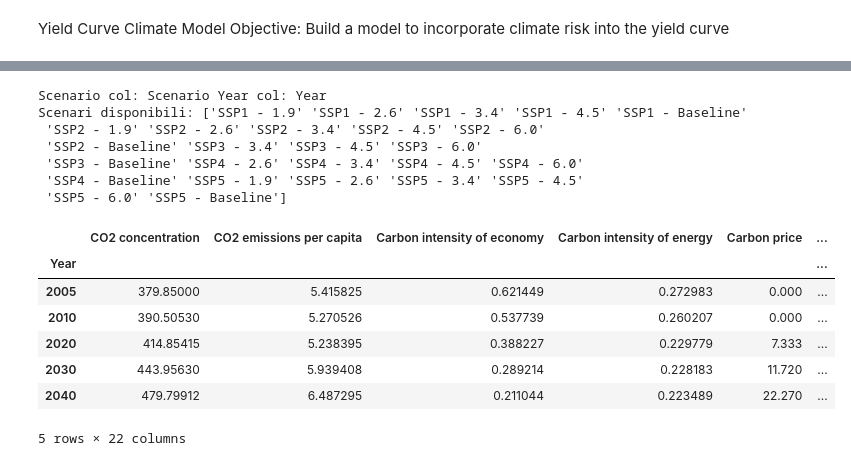
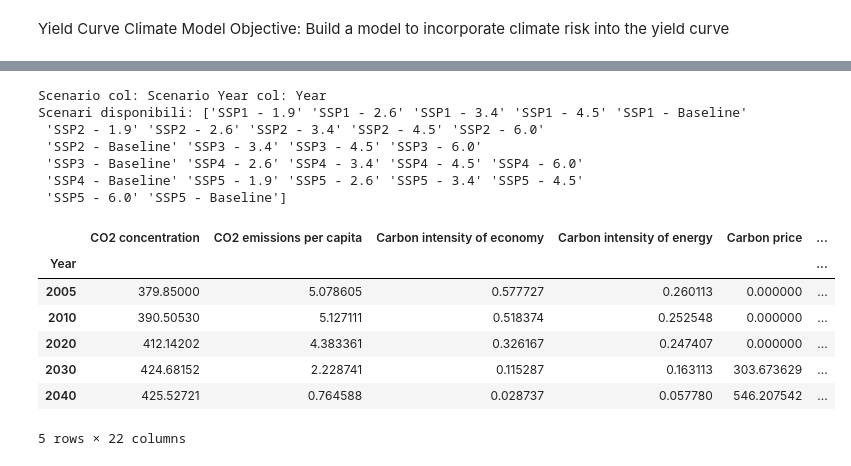
Before and after one commit to pancakes9798/Climate-Risk-Project, a Jupyter notebook: src/Yield_Curve_Climate_Model.ipynb, the cells around one changed output, grey strips where cells are left out. Cells and saved outputs as stored; diff of their text form; code cells hidden in the pictures.

```diff
--- a/src/Yield_Curve_Climate_Model.ipynb
+++ b/src/Yield_Curve_Climate_Model.ipynb
@@ -253,44 +249,44 @@ YEAR_COL = year_col_candidates[0]
 print("Scenario col:", SCENARIO_COL, "Year col:", YEAR_COL)
 print("Scenari disponibili:", scen_raw[SCENARIO_COL].unique())
 
-scenario_name = "SSP5 - 6.0"
+scenario_name = "SSP1 - 1.9"
 df_scn = scen_raw[scen_raw[SCENARIO_COL] == scenario_name].copy()
 
 if "Region" in df_scn.columns and "World" in df_scn["Region"].unique():
     df_scn = df_scn[df_scn["Region"] == "World"].copy()
 
 
 df_scn = df_scn.set_index(YEAR_COL)
 numeric_cols = df_scn.select_dtypes(include=[np.number]).columns
 df_scn = df_scn[numeric_cols]
 
 df_scn = df_scn.groupby(level=0).mean().sort_index()
 
 macro_cols_needed = sorted({c for cols in BLOCKS.values() for c in cols})
 macro_cols_existing = [c for c in macro_cols_needed if c in df_scn.columns]
 df_scn = df_scn[macro_cols_existing]
 
 nan_frac = df_scn.isna().mean()
 cols_keep = nan_frac[nan_frac <= 0.5].index
 df_scn = df_scn[cols_keep]
 df_scn = df_scn.interpolate(method="index").ffill().bfill()
 
 df_scn.head()
 # %% [output]
 Scenario col: Scenario Year col: Year
 Scenari disponibili: ['SSP1 - 1.9' 'SSP1 - 2.6' 'SSP1 - 3.4' 'SSP1 - 4.5' 'SSP1 - Baseline'
  'SSP2 - 1.9' 'SSP2 - 2.6' 'SSP2 - 3.4' 'SSP2 - 4.5' 'SSP2 - 6.0'
  'SSP2 - Baseline' 'SSP3 - 3.4' 'SSP3 - 4.5' 'SSP3 - 6.0'
  'SSP3 - Baseline' 'SSP4 - 2.6' 'SSP4 - 3.4' 'SSP4 - 4.5' 'SSP4 - 6.0'
  'SSP4 - Baseline' 'SSP5 - 1.9' 'SSP5 - 2.6' 'SSP5 - 3.4' 'SSP5 - 4.5'
  'SSP5 - 6.0' 'SSP5 - Baseline']
 |  | CO2 concentration | CO2 emissions per capita | Carbon intensity of economy | Carbon intensity of energy | Carbon price | ... |
 | Year |  |  |  |  |  | ... |
-| 2005 | 379.85000 | 5.415825 | 0.621449 | 0.272983 | 0.000 | ... |
-| 2010 | 390.50530 | 5.270526 | 0.537739 | 0.260207 | 0.000 | ... |
-| 2020 | 414.85415 | 5.238395 | 0.388227 | 0.229779 | 7.333 | ... |
-| 2030 | 443.95630 | 5.939408 | 0.289214 | 0.228183 | 11.720 | ... |
-| 2040 | 479.79912 | 6.487295 | 0.211044 | 0.223489 | 22.270 | ... |
+| 2005 | 379.85000 | 5.078605 | 0.577727 | 0.260113 | 0.000000 | ... |
+| 2010 | 390.50530 | 5.127111 | 0.518374 | 0.252548 | 0.000000 | ... |
+| 2020 | 412.14202 | 4.383361 | 0.326167 | 0.247407 | 0.000000 | ... |
+| 2030 | 424.68152 | 2.228741 | 0.115287 | 0.163113 | 303.673629 | ... |
+| 2040 | 425.52721 | 0.764588 | 0.028737 | 0.057780 | 546.207542 | ... |
 5 rows × 22 columns
 # %%
 # PCA transformation of scenario data
```
Also changed, not shown: parts of 11 cells of this notebook, 2 other files.
